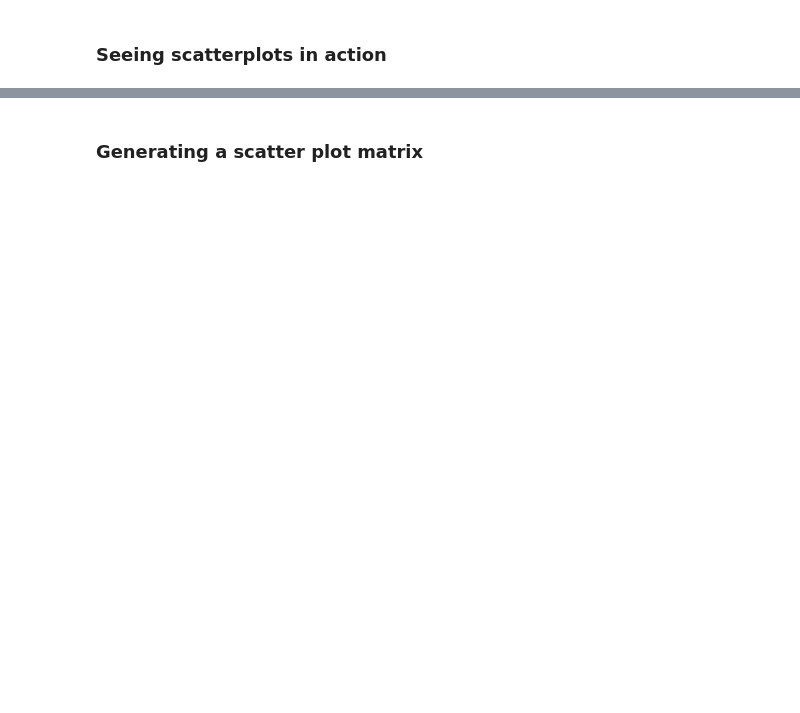
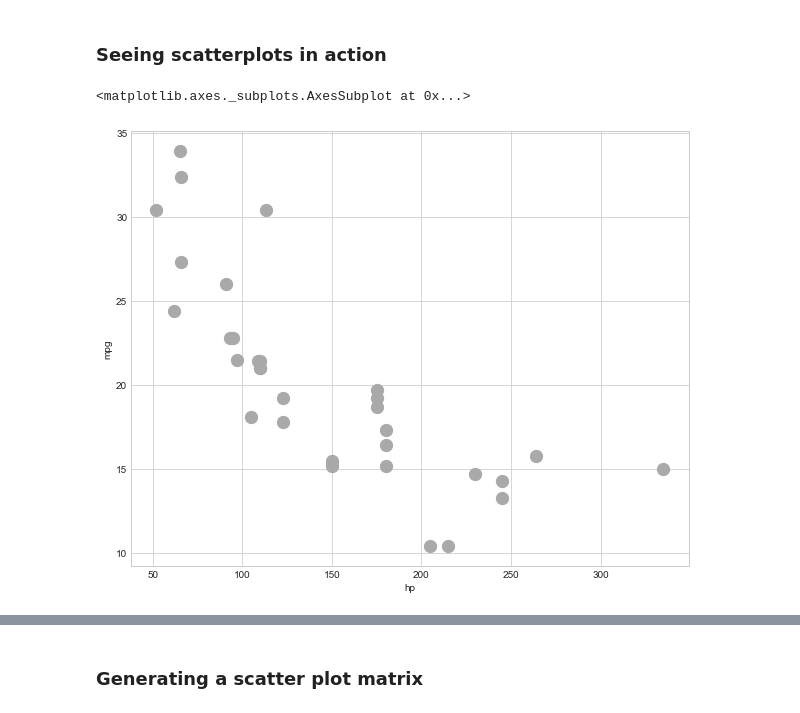
Before and after one commit to AdamHutchison/data-science, a Jupyter notebook: data_visualisation/advanced_plots.ipynb, the cells around one changed output, grey strips where cells are left out. Drawn from its saved outputs; the diff is of its cells as text; code cells hidden in the pictures; blank space fills up the shorter version.

```diff
--- a/data_visualisation/advanced_plots.ipynb
+++ b/data_visualisation/advanced_plots.ipynb
@@ -6,2 +48,11 @@
 # %% [markdown]
 ###  Seeing scatterplots in action
+# %%
+# x and y variables can be allocated using the x and y args
+# c argument is for point colour
+# s argument is for point size
+
+cars.plot(kind='scatter', x='hp', y='mpg', c=['darkgrey'], s=150)
+# %% [output]
+<matplotlib.axes._subplots.AxesSubplot at 0x...>
+[figure, added]
```
Also changed, not shown: parts of 10 cells of this notebook, 2 other files.
